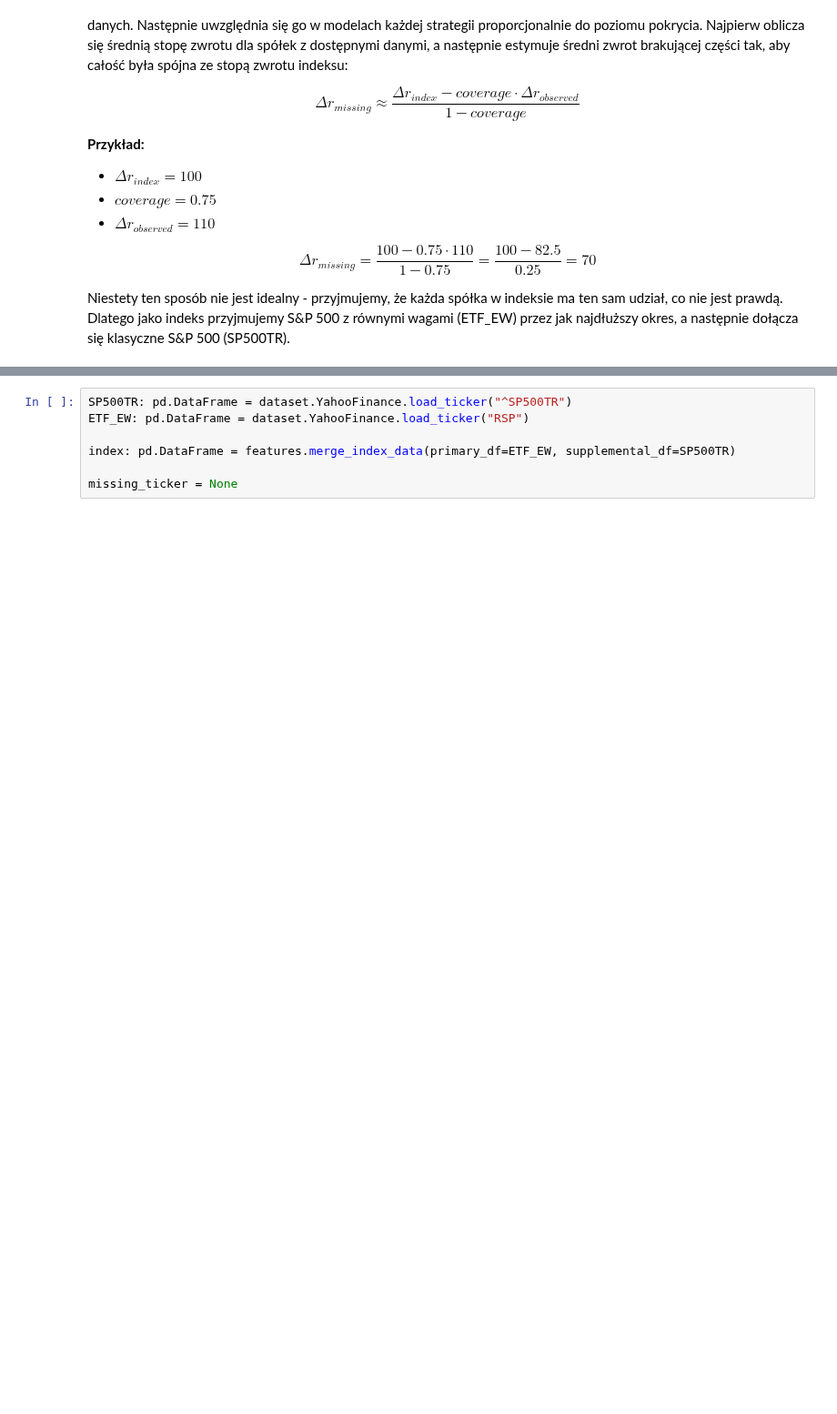
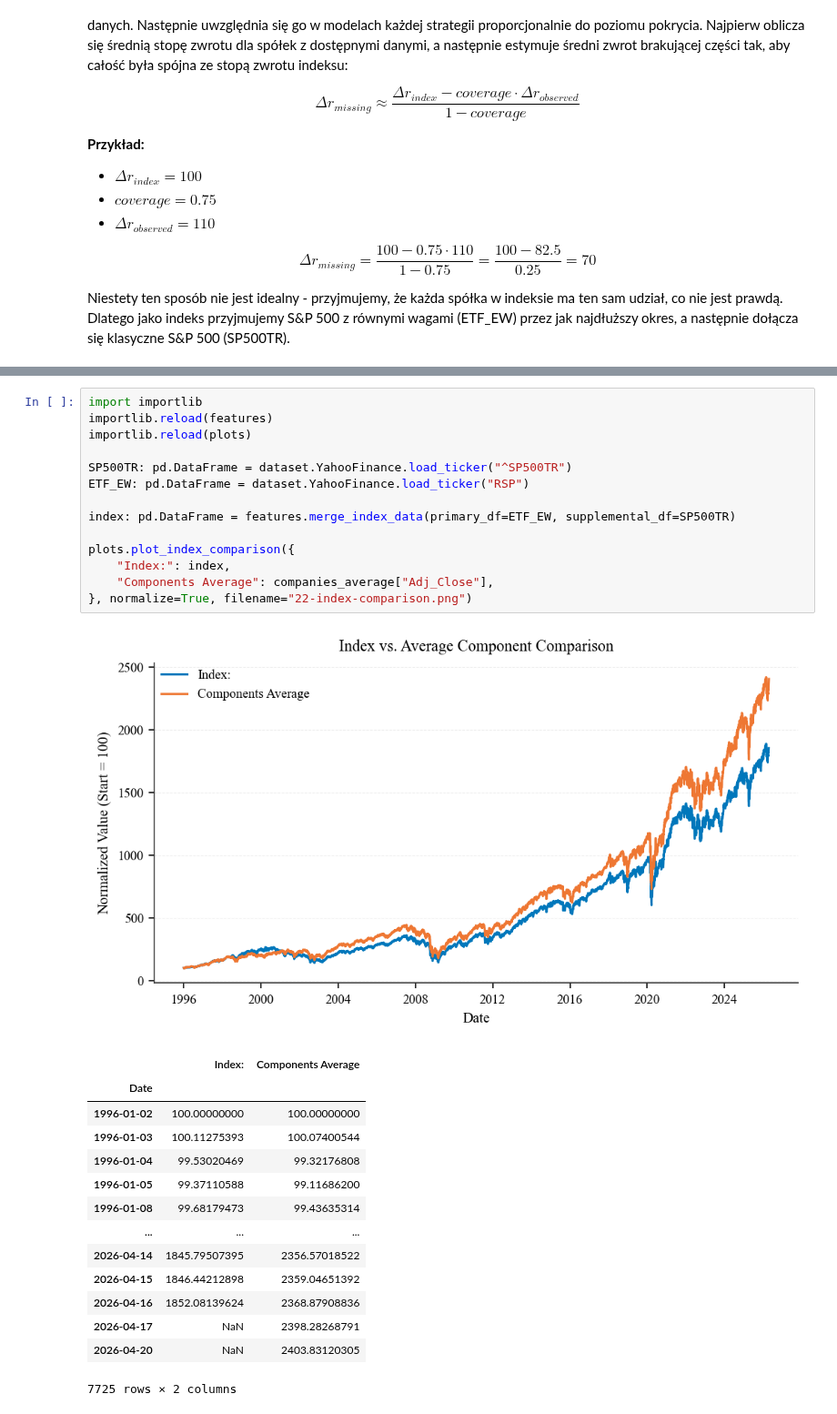
Before and after one commit to MichaelL200/data-driven-stock-portfolio-selection, a Jupyter notebook: notebooks/02d_data_merge.ipynb, the cells around one changed output, grey strips where cells are left out. Shown at 91% size. Cells and saved outputs as stored; diff of their text form; blank space fills up the shorter version.

Commit message:
fix(features): fix merge_index_data and average_companies

```diff
--- a/notebooks/02d_data_merge.ipynb
+++ b/notebooks/02d_data_merge.ipynb
@@ -145,7 +145,30 @@ None
 # %%
+import importlib
+importlib.reload(features)
+importlib.reload(plots)
+
 SP500TR: pd.DataFrame = dataset.YahooFinance.load_ticker("^SP500TR")
 ETF_EW: pd.DataFrame = dataset.YahooFinance.load_ticker("RSP")
 
 index: pd.DataFrame = features.merge_index_data(primary_df=ETF_EW, supplemental_df=SP500TR)
 
-missing_ticker = None
+plots.plot_index_comparison({
+    "Index:": index,
+    "Components Average": companies_average["Adj_Close"],
+}, normalize=True, filename="22-index-comparison.png")
+# %% [output]
+[figure, added]
+|  | Index: | Components Average |
+| Date |  |  |
+| 1996-01-02 | 100.00000000 | 100.00000000 |
+| 1996-01-03 | 100.11275393 | 100.07400544 |
+| 1996-01-04 | 99.53020469 | 99.32176808 |
+| 1996-01-05 | 99.37110588 | 99.11686200 |
+| 1996-01-08 | 99.68179473 | 99.43635314 |
+| ... | ... | ... |
+| 2026-04-14 | 1845.79507395 | 2356.57018522 |
+| 2026-04-15 | 1846.44212898 | 2359.04651392 |
+| 2026-04-16 | 1852.08139624 | 2368.87908836 |
+| 2026-04-17 | NaN | 2398.28268791 |
+| 2026-04-20 | NaN | 2403.83120305 |
+7725 rows × 2 columns
```
Also changed, not shown: parts of 1 cell of this notebook, 2 other files.
